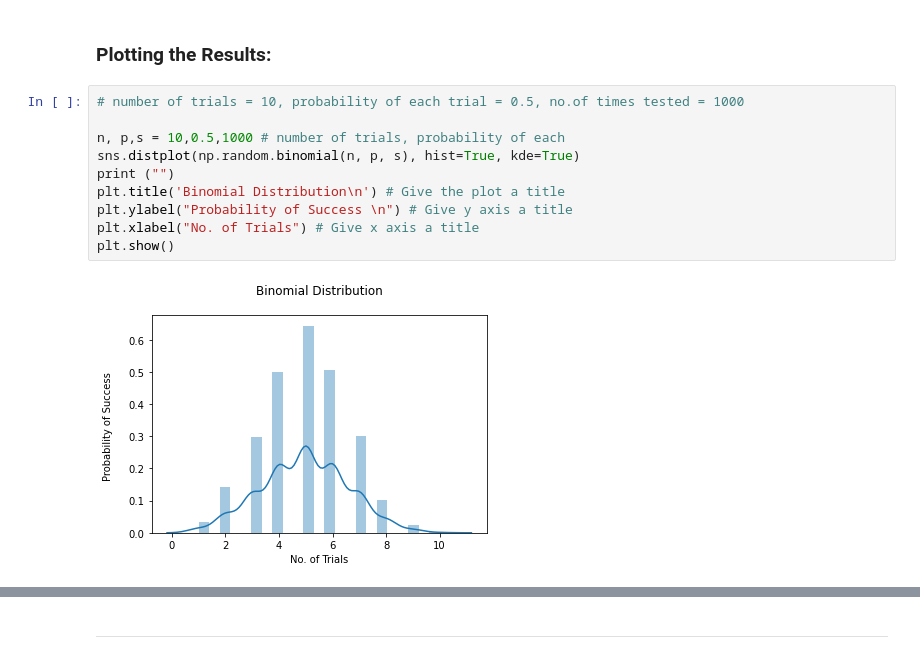
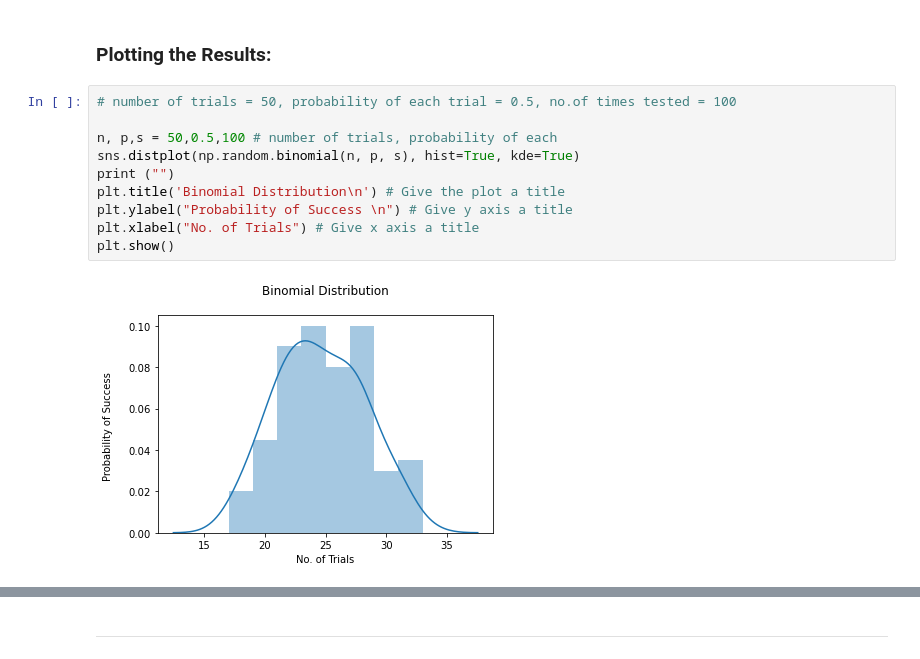
Before and after one commit to Fiona-600/Programming-for-Data-Analytics-2020-Assignment, a Jupyter notebook: Assignment-2020.ipynb, the cells around one changed output, grey strips where cells are left out. Saved outputs shown, nothing was run; the diff lists cells and outputs as text.

```diff
--- a/Assignment-2020.ipynb
+++ b/Assignment-2020.ipynb
@@ -490,17 +490,17 @@ The probability of failure is 50 %
 # %% [markdown]
 ### Plotting the Results:
 # %%
-# number of trials = 10, probability of each trial = 0.5, no.of times tested = 1000
+# number of trials = 50, probability of each trial = 0.5, no.of times tested = 100
 
-n, p,s = 10,0.5,1000 # number of trials, probability of each
+n, p,s = 50,0.5,100 # number of trials, probability of each
 sns.distplot(np.random.binomial(n, p, s), hist=True, kde=True)
 print ("")
 plt.title('Binomial Distribution\n') # Give the plot a title
 plt.ylabel("Probability of Success \n") # Give y axis a title
 plt.xlabel("No. of Trials") # Give x axis a title
 plt.show()
 # %% [output]
-[figure, old version]
+[figure, new version]
 # %%
 #Normal Distribution can similar to Binomial distribution if the sample size is big enough
 sns.distplot(np.random.normal(loc=50, scale=5, size=1000), hist=False, label='normal')
```
Also changed, not shown: parts of 23 cells of this notebook.
